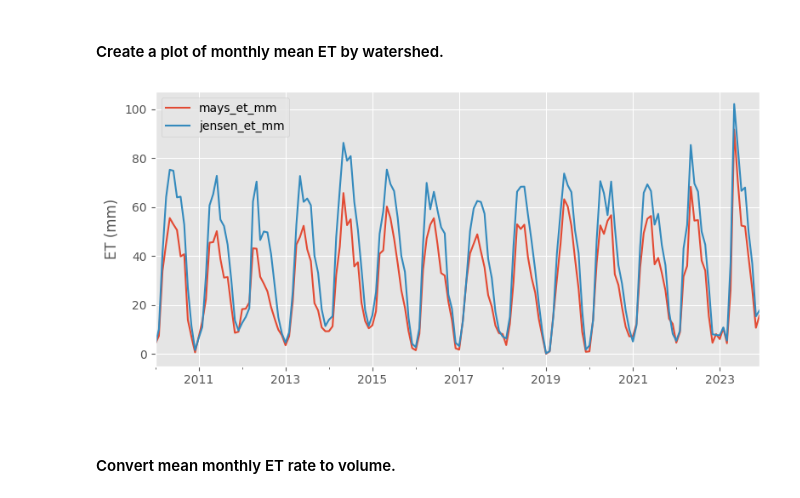
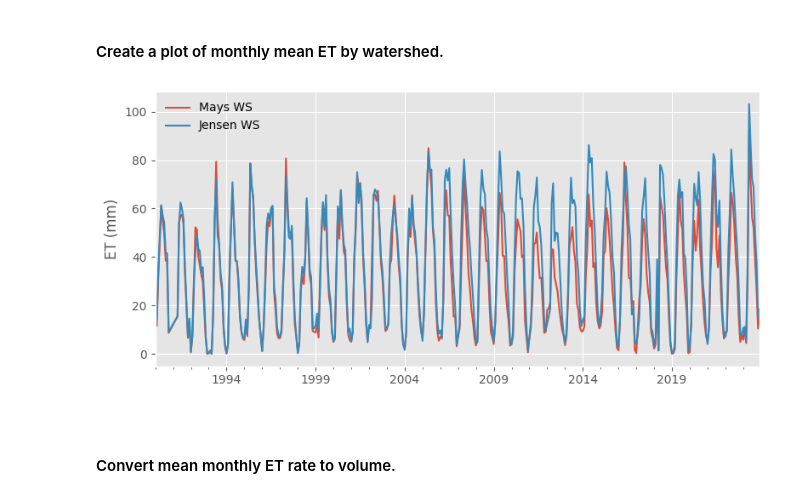
Before and after one commit to sciencebyAJ/OWRD_Training_20240927, a Jupyter notebook: Example_4_OpenET_JuniperRemovalPairedWS.ipynb, the cells around one changed output. Drawn from its saved outputs; the diff is of its cells as text; code cells hidden in the pictures.

Commit message:
updated for oregon api pathway

```diff
--- a/Example_4_OpenET_JuniperRemovalPairedWS.ipynb
+++ b/Example_4_OpenET_JuniperRemovalPairedWS.ipynb
@@ -99,7 +99,7 @@ header = {"Authorization": YOUR_API_KEY}
 # endpoint arguments
 args = {
   "date_range": [
-    "2010-01-01", #< This is where you can adjust date range format "YYYY-MM-DD"
+    "1990-01-01", #< This is where you can adjust date range format "YYYY-MM-DD"
     "2023-12-31"
   ],
   "interval": "monthly",
@@ -116,7 +116,7 @@ args = {
 resp = requests.post(
     headers=header,
     json=args,
-    url="https://openet-api.org/raster/timeseries/polygon"
+    url="https://oregon.openet-api.org/raster/timeseries/polygon"
 )
 
 # Converts the json to a table for analysis
@@ -165,7 +151,7 @@ Repeats the same steps for the Jensen Watershed
 # endpoint arguments
 args = {
   "date_range": [
-    "2010-01-01",
+    "1990-01-01",
     "2023-12-31"
   ],
   "interval": "monthly",
@@ -182,7 +168,7 @@ args = {
 resp = requests.post(
     headers=header,
     json=args,
-    url="https://openet-api.org/raster/timeseries/polygon"
+    url="https://oregon.openet-api.org/raster/timeseries/polygon"
 )
 
 Jensen_df = pd.DataFrame.from_dict((resp.json()))
@@ -241,12 +227,14 @@ both_df.set_index('time',inplace=True)
 # %%
 plt.style.use('ggplot')
 fig, axs = plt.subplots(1,1, figsize=(8, 4))
 axs.set_ylabel('ET (mm)')
-both_df.plot(ax=axs)
+both_df.mays_et_mm.plot(label='Mays WS',ax=axs)
+both_df.jensen_et_mm.plot(label='Jensen WS',ax=axs)
+axs.legend(frameon=False)
 axs.set_xlabel(' ')
 fig.tight_layout()
 fig.savefig('PairedWatershed_JuniperPineEval.png')
 # %% [output]
-[figure, old version]
+[figure, new version]
 # %% [markdown]
 #### Convert mean monthly ET rate to volume.
```
Also changed, not shown: parts of 2 cells of this notebook.
